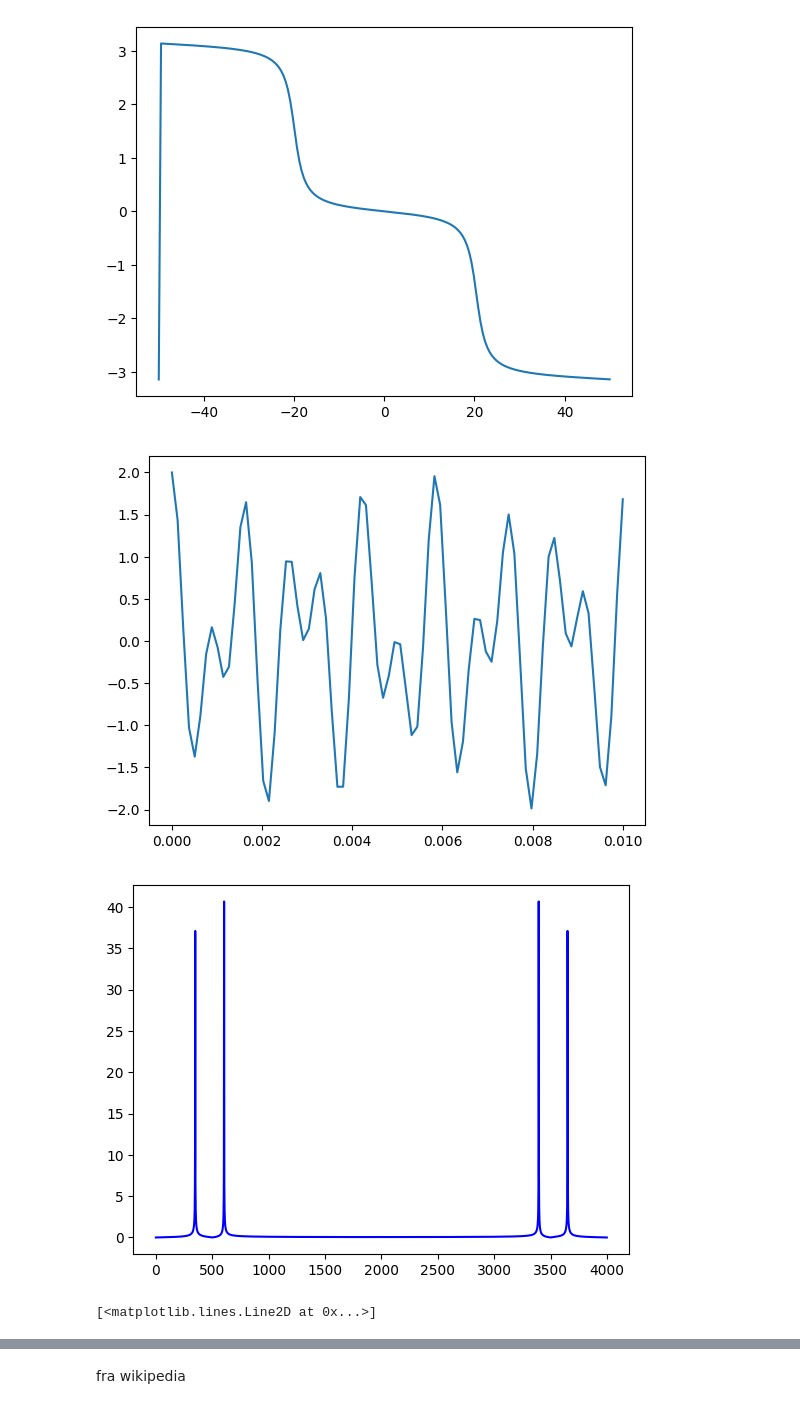
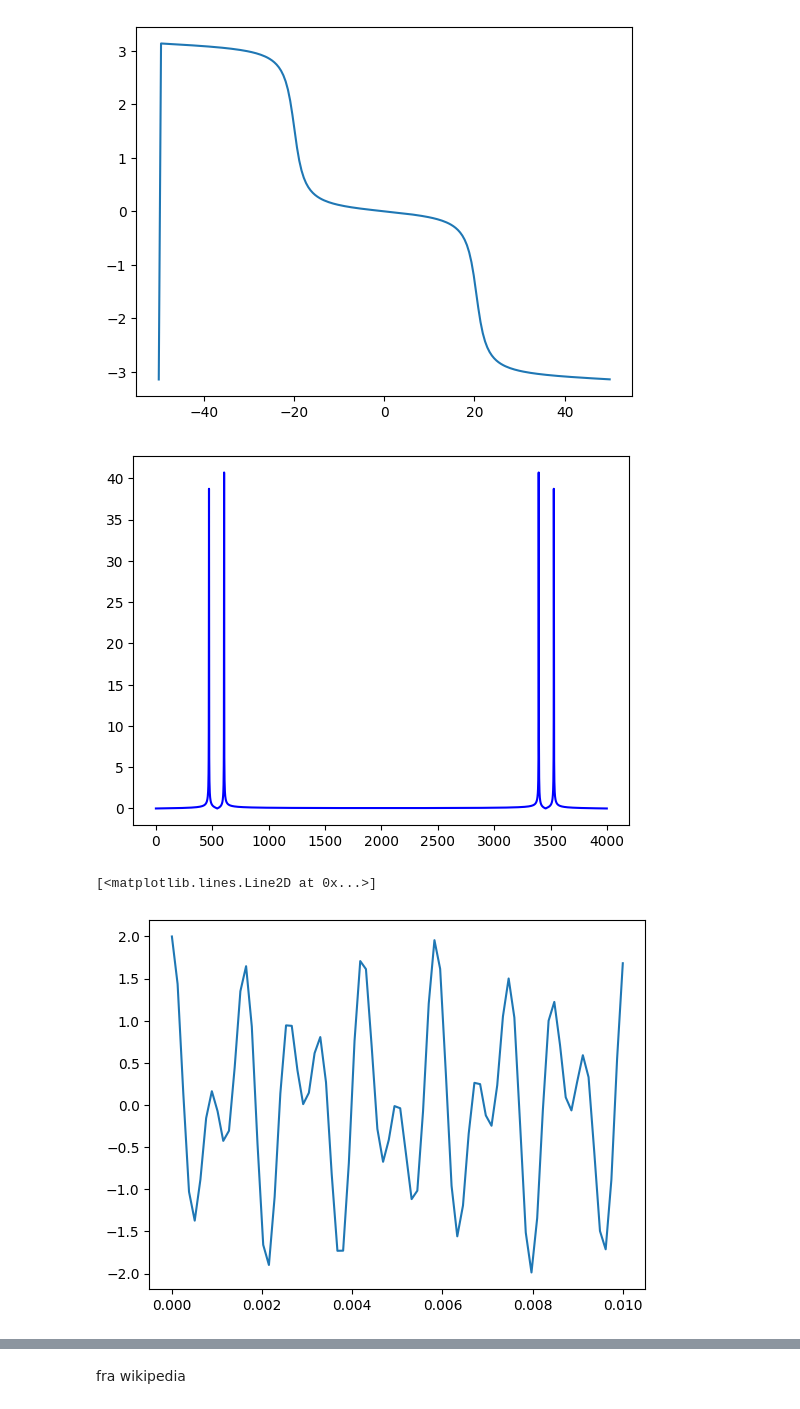
Before and after one commit to Teun0n/DTSP_notes, a Jupyter notebook: kap8.ipynb, the cells around one changed output, grey strips where cells are left out. Cells and saved outputs as stored; diff of their text form; code cells hidden in the pictures.

```diff
--- a/kap8.ipynb
+++ b/kap8.ipynb
@@ -91,40 +91,37 @@ def DTMF(s,play=True):
     t0=0
     t1=0.5
     nT=np.linspace(t0,t1,int((t1-t0)*Fs))
     dic={
         "1": fast_slow(0,0,nT),
         "2": fast_slow(0,1,nT),
         "3": fast_slow(0,2,nT),
         "A": fast_slow(0,3,nT),
         "4": fast_slow(1,0,nT),
         "5": fast_slow(1,1,nT),
-        "6": fast_slow(1,1,nT),
-        "B": fast_slow(1,2,nT),
+        "6": fast_slow(1,2,nT),
+        "B": fast_slow(1,3,nT),
         "7": fast_slow(2,0,nT),
         "8": fast_slow(2,1,nT),
         "9": fast_slow(2,2,nT),
         "C": fast_slow(2,3,nT),
         "*": fast_slow(3,0,nT),
         "0": fast_slow(3,1,nT),
         "#": fast_slow(3,2,nT),
         "D": fast_slow(3,3,nT)
     }
     ret=dic[str(s[-1])]
     if(not play):
         return ret
     for i in range(len(s)):
         sleep(0.5)
         sd.play(dic[str(s[i])],Fs)
         ret=dic[str(s[i])]
     return ret
 t=np.linspace(0,0.01,80)
+plt.plot(abs(fft(DTMF("*"))*200/8000),'b')
+plt.show()
 plt.plot(t,DTMF("1")[0:80])
-plt.show()
-plt.plot(abs(fft(DTMF("1"))*200/8000),'b')
-plt.show()
-plt.plot(abs(fft(DTMF("1"))/8000*200),'b')
-plt.plot(abs(fft(DTMF("D"))/8000*200),'r')
 # %% [output]
-[figure, old version]
+[figure, new version]
+[<matplotlib.lines.Line2D at 0x...>]
-[figure, old version]
+[figure, new version]
-[<matplotlib.lines.Line2D at 0x...>]
```
Also changed, not shown: parts of 6 cells of this notebook, 1 other file.
